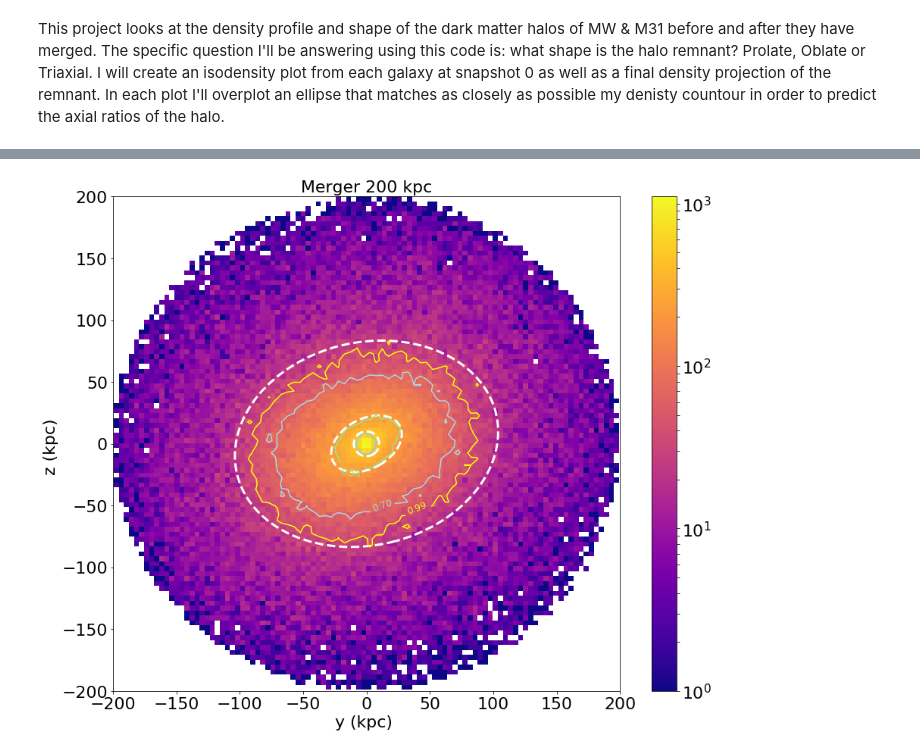
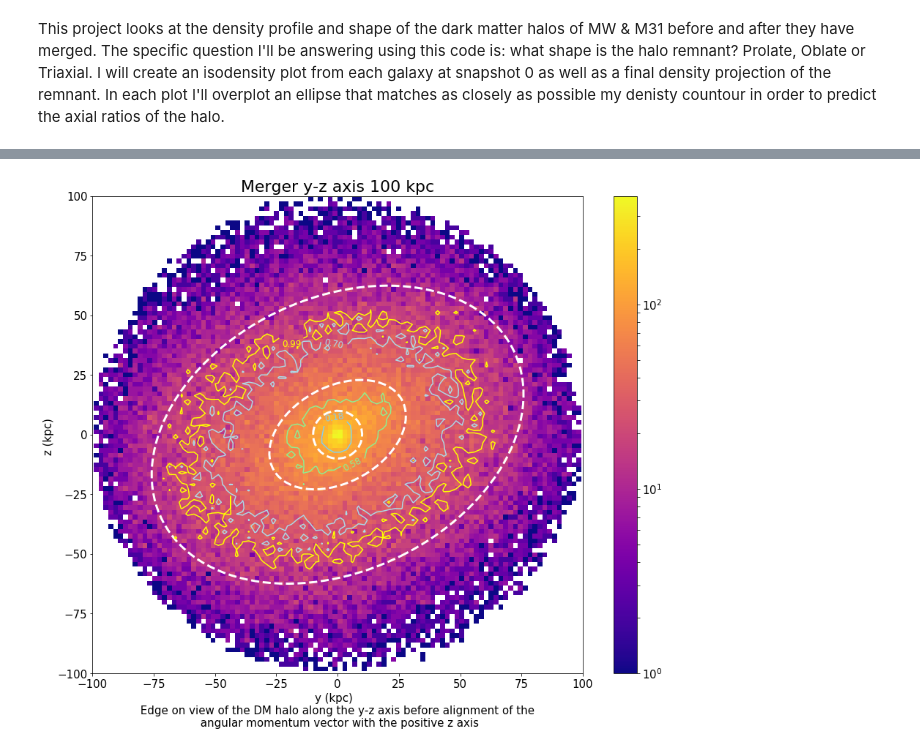
Before and after one commit to Ximena89/400B_STEPHENSON, a Jupyter notebook: ResearchProject/ResearchAssignment3/MW_M31_HALO_DM_MERGER.ipynb, the cells around one changed output, grey strips where cells are left out. Saved outputs shown, nothing was run; the diff lists cells and outputs as text; code cells hidden in the pictures.

```diff
--- a/ResearchProject/ResearchAssignment3/MW_M31_HALO_DM_MERGER.ipynb
+++ b/ResearchProject/ResearchAssignment3/MW_M31_HALO_DM_MERGER.ipynb
@@ -175,10 +175,10 @@ index1_mw = np.where(rtot_mw <20)
 index1_m31 = np.where(rtot_m31 <20)
 index1_merger = np.where(rtot_merger <20)
 
-# 200 kpc
-index2_mw = np.where(rtot_mw < 200)
-index2_m31 = np.where(rtot_m31 < 200)
-index2_merger = np.where(rtot_merger < 200)
+# 100 kpc
+index2_mw = np.where(rtot_mw < 100)
+index2_m31 = np.where(rtot_m31 < 100)
+index2_merger = np.where(rtot_merger < 100)
 
 
 
@@ -214,21 +214,21 @@ vtot_merger = np.sqrt(vx_merger**2 + vy_merger**2 + vz_merger**2 )
 
 ## MW ##
 r_mw_20 = np.array([x_mw[index1_mw], y_mw[index1_mw], z_mw[index1_mw]]).T
-r_mw_200 = np.array([x_mw[index2_mw], y_mw[index2_mw], z_mw[index2_mw]]).T
+r_mw_100 = np.array([x_mw[index2_mw], y_mw[index2_mw], z_mw[index2_mw]]).T
 v_mw_20 = np.array([vx_mw[index1_mw], vy_mw[index1_mw], vz_mw[index1_mw]]).T
-v_mw_200 = np.array([vx_mw[index2_mw], vy_mw[index2_mw], vz_mw[index2_mw]]).T
+v_mw_100 = np.array([vx_mw[index2_mw], vy_mw[index2_mw], vz_mw[index2_mw]]).T
 
 ## M31 ##
 r_m31_20 = np.array([x_m31[index1_m31], y_m31[index1_m31], z_m31[index1_m31]]).T
-r_m31_200 = np.array([x_m31[index2_m31], y_m31[index2_m31], z_m31[index2_m31]]).T
+r_m31_100 = np.array([x_m31[index2_m31], y_m31[index2_m31], z_m31[index2_m31]]).T
 v_m31_20 = np.array([vx_m31[index1_m31], vy_m31[index1_m31], vz_m31[index1_m31]]).T
-v_m31_200 = np.array([vx_m31[index2_m31], vy_m31[index2_m31], vz_m31[index2_m31]]).T
+v_m31_100 = np.array([vx_m31[index2_m31], vy_m31[index2_m31], vz_m31[index2_m31]]).T
 
 ## merger ##
 r_merger_20 = np.array([x_merger[index1_merger], y_merger[index1_merger], z_merger[index1_merger]]).T
-r_merger_200 = np.array([x_merger[index2_merger], y_merger[index2_merger], z_merger[index2_merger]]).T
+r_merger_100 = np.array([x_merger[index2_merger], y_merger[index2_merger], z_merger[index2_merger]]).T
 v_merger_20 = np.array([vx_merger[index1_merger], vy_merger[index1_merger], vz_merger[index1_merger]]).T
-v_merger_200 = np.array([vx_merger[index2_merger], vy_merger[index2_merger], vz_merger[index2_merger]]).T
+v_merger_100 = np.array([vx_merger[index2_merger], vy_merger[index2_merger], vz_merger[index2_merger]]).T
 # %%
 # Rotate the position and velocity vectors so that the DM angular momentum
 # is aligned with z+ axis from Lab 7
@@ -366,5 +338,5 @@ matplotlib.rcParams['ytick.labelsize'] = label_size
 # %%
-# MERGER 200kpc y-z
+# MERGER 100kpc y-z
 
 fig, ax= plt.subplots(figsize=(15,12))
 
@@ -374,75 +346,49 @@ plt.colorbar()
 
 ### plot elipse
 x0, y0 = 0, 0
 a, b = 10, 10
 theta = Angle(30, 'deg')
 e = Ellipse2D(amplitude=100., x_0=x0, y_0=y0, a=a, b=b,
               theta=theta.radian)
-emp = mpatches.Ellipse((x0, y0), 2*a, 2*b, theta.degree, edgecolor='white', facecolor = 'none', linestyle='--', linewidth = 3)
-ax.add_patch(emp)
+emp4 = mpatches.Ellipse((x0, y0), 2*a, 2*b, theta.degree, edgecolor='white', facecolor = 'none', linestyle='--', linewidth = 3)
+ax.add_patch(emp4)
 
 
 a, b = 30, 20
 theta = Angle(30, 'deg')
-e2 = Ellipse2D(amplitude=100., x_0=x0, y_0=y0, a=a, b=b,
+e = Ellipse2D(amplitude=100., x_0=x0, y_0=y0, a=a, b=b,
               theta=theta1.radian)
-emp2 = mpatches.Ellipse((x0, y0), 2*a, 2*b, theta.degree, edgecolor='white', facecolor = 'none', linestyle='--', linewidth = 3)
-ax.add_patch(emp2)
+emp5 = mpatches.Ellipse((x0, y0), 2*a, 2*b, theta.degree, edgecolor='white', facecolor = 'none', linestyle='--', linewidth = 3)
+ax.add_patch(emp5)
 
 
-a, b = 105, 82
-theta = Angle(14, 'deg')
-e2 = Ellipse2D(amplitude=100., x_0=x0, y_0=y0, a=a, b=b,
+a, b = 80, 57
+theta = Angle(27, 'deg')
+e = Ellipse2D(amplitude=100., x_0=x0, y_0=y0, a=a, b=b,
               theta=theta1.radian)
-emp3 = mpatches.Ellipse((x0, y0), 2*a, 2*b, theta.degree, edgecolor='white', facecolor = 'none', linestyle='--', linewidth = 3)
-ax.add_patch(emp3)
+emp6 = mpatches.Ellipse((x0, y0), 2*a, 2*b, theta.degree, edgecolor='white', facecolor = 'none', linestyle='--', linewidth = 3)
+ax.add_patch(emp6)
 
 
 
 # plot contours
 density_contour(y_merger[index2_merger], z_merger[index2_merger], 80, 80, ax=ax, colors=['yellow', 'lightblue', 'lightgreen', 'skyblue', 'turquoise'])
 
 # Add axis labels
-ax.set_title("Merger 200 kpc", fontsize=22)
-plt.xlabel('y (kpc) ', fontsize=22)
-plt.ylabel('z (kpc) ', fontsize=22)
+ax.set_title("Merger y-z axis 100 kpc", fontsize=22)
+plt.xlabel('y (kpc)  \n Edge on view of the DM halo along the y-z axis before alignment of the \n angular momentum vector with the positive z axis',
+           fontsize=15)
+plt.ylabel('z (kpc) ', fontsize=15)
 
 #set axis limits
-plt.ylim(-200,200)
-plt.xlim(-200,200)
+plt.ylim(-100,100)
+plt.xlim(-100,100)
 
 #adjust tick label font size
-label_size = 22
+label_size = 15
 matplotlib.rcParams['xtick.labelsize'] = label_size
 matplotlib.rcParams['ytick.labelsize'] = label_size
 
-
-
-# Merger 20kpc y-z
-fig, ax= plt.subplots(figsize=(15, 12))
-
-# plot the particle density for Merger , 2D histogram
-plt.hist2d(y_merger[index1_merger], z_merger[index1_merger], bins=50, norm=LogNorm(), cmap='plasma')
-
-### plot elipse
-
-plt.colorbar()
-
-# plot contours
-density_contour(y_merger[index1_merger], z_merger[index1_merger], 80, 80, ax=ax, colors=['yellow', 'lightblue', 'lightgreen', 'skyblue', 'turquoise'])
-
-# Add axis labels
-ax.set_title("Merger 20kpc", fontsize=22)
-plt.xlabel('y (kpc) ', fontsize=22)
-plt.ylabel('z (kpc) ', fontsize=22)
-
-#set axis limits
-plt.ylim(-20,20)
-plt.xlim(-20,20)
-
-#adjust tick label font size
-label_size = 22
-matplotlib.rcParams['xtick.labelsize'] = label_size
-matplotlib.rcParams['ytick.labelsize'] = label_size
+plt.savefig('/Users/ximena/Desktop/merger_yz.png',format='png',dpi=200, bbox_inches = 'tight')
 # %% [output]
-[figure, old version]
+[figure, new version]
```
Also changed, not shown: parts of 10 cells of this notebook.
